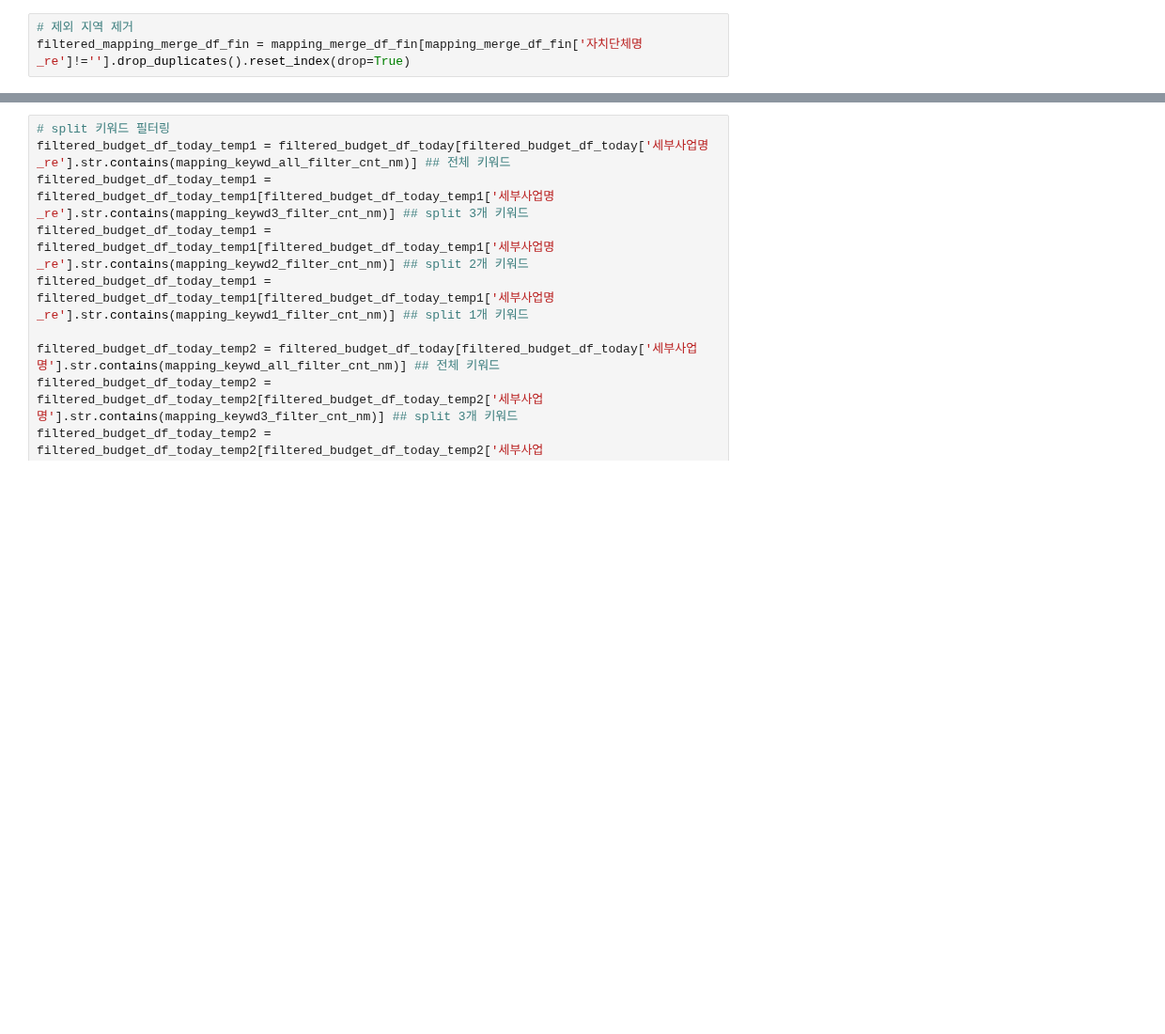
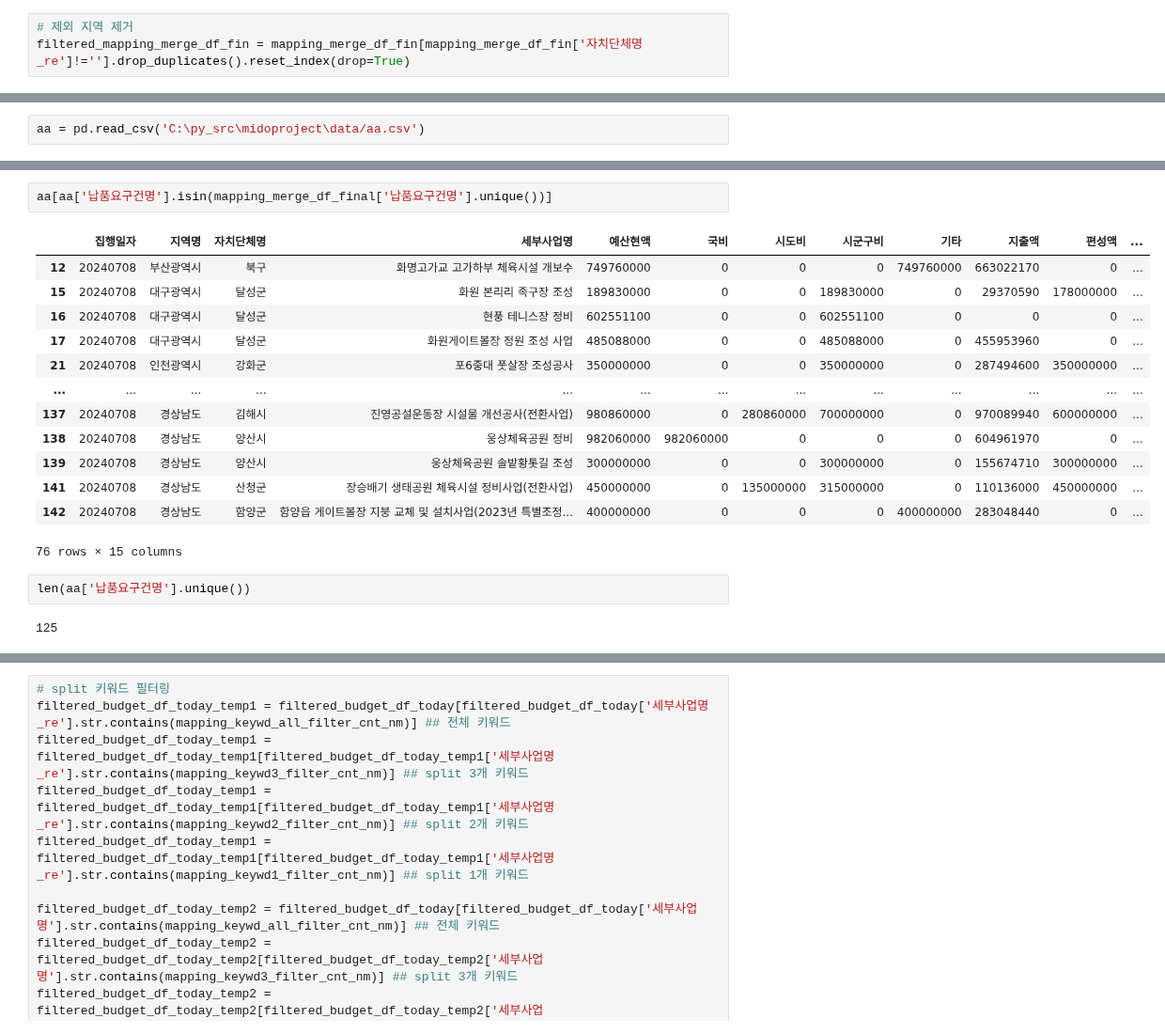
Before and after one commit to kkwann/mido_project, a Jupyter notebook: Data_preprocessing.ipynb, the cells around one changed output, grey strips where cells are left out. Shown at 94% size. Drawn from its saved outputs; the diff is of its cells as text; blank space fills up the shorter version.

```diff
--- a/Data_preprocessing.ipynb
+++ b/Data_preprocessing.ipynb
@@ -346,0 +536,2 @@ mapping_merge_df_final = pd.concat([mapping_merge_df_fin_temp1,mapping_merge_df_
+# %%
+aa = pd.read_csv('C:\py_src\midoproject\data/aa.csv')
@@ -346,0 +554,20 @@ mapping_merge_df_final = pd.concat([mapping_merge_df_fin_temp1,mapping_merge_df_
+# %%
+aa[aa['납품요구건명'].isin(mapping_merge_df_final['납품요구건명'].unique())]
+# %% [output]
+|  | 집행일자 | 지역명 | 자치단체명 | 세부사업명 | 예산현액 | 국비 | 시도비 | 시군구비 | 기타 | 지출액 | 편성액 | ... |
+| 12 | 20240708 | 부산광역시 | 북구 | 화명고가교 고가하부 체육시설 개보수 | 749760000 | 0 | 0 | 0 | 749760000 | 663022170 | 0 | ... |
+| 15 | 20240708 | 대구광역시 | 달성군 | 화원 본리리 족구장 조성 | 189830000 | 0 | 0 | 189830000 | 0 | 29370590 | 178000000 | ... |
+| 16 | 20240708 | 대구광역시 | 달성군 | 현풍 테니스장 정비 | 602551100 | 0 | 0 | 602551100 | 0 | 0 | 0 | ... |
+| 17 | 20240708 | 대구광역시 | 달성군 | 화원게이트볼장 정원 조성 사업 | 485088000 | 0 | 0 | 485088000 | 0 | 455953960 | 0 | ... |
+| 21 | 20240708 | 인천광역시 | 강화군 | 포6중대 풋살장 조성공사 | 350000000 | 0 | 0 | 350000000 | 0 | 287494600 | 350000000 | ... |
+| ... | ... | ... | ... | ... | ... | ... | ... | ... | ... | ... | ... | ... |
+| 137 | 20240708 | 경상남도 | 김해시 | 진영공설운동장 시설물 개선공사(전환사업) | 980860000 | 0 | 280860000 | 700000000 | 0 | 970089940 | 600000000 | ... |
+| 138 | 20240708 | 경상남도 | 양산시 | 웅상체육공원 정비 | 982060000 | 982060000 | 0 | 0 | 0 | 604961970 | 0 | ... |
+| 139 | 20240708 | 경상남도 | 양산시 | 웅상체육공원 솔밭황톳길 조성 | 300000000 | 0 | 0 | 300000000 | 0 | 155674710 | 300000000 | ... |
+| 141 | 20240708 | 경상남도 | 산청군 | 장승배기 생태공원 체육시설 정비사업(전환사업) | 450000000 | 0 | 135000000 | 315000000 | 0 | 110136000 | 450000000 | ... |
+| 142 | 20240708 | 경상남도 | 함양군 | 함양읍 게이트볼장 지붕 교체 및 설치사업(2023년 특별조정... | 400000000 | 0 | 0 | 0 | 400000000 | 283048440 | 0 | ... |
+76 rows × 15 columns
+# %%
+len(aa['납품요구건명'].unique())
+# %% [output]
+125
```
Also changed, not shown: parts of 28 cells of this notebook, 1 other file.
